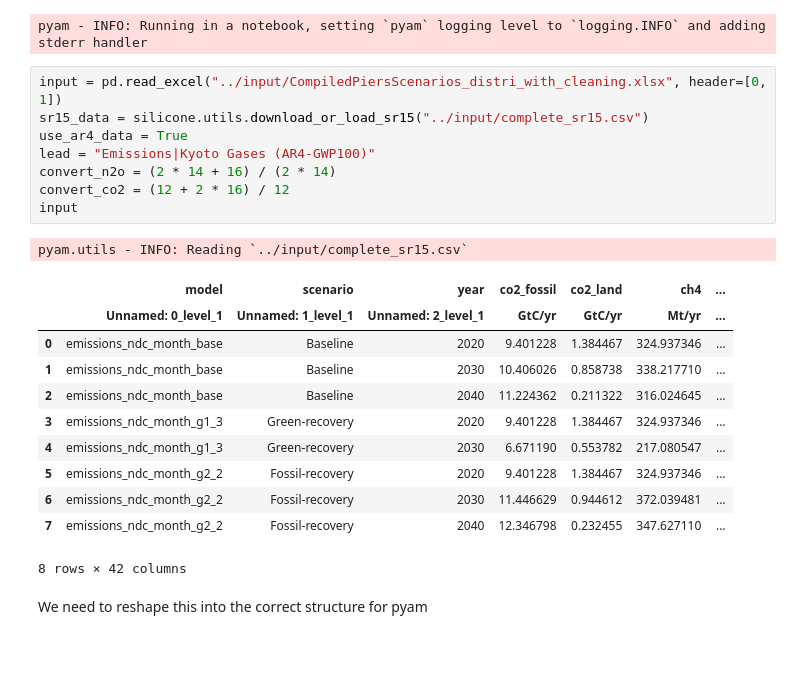
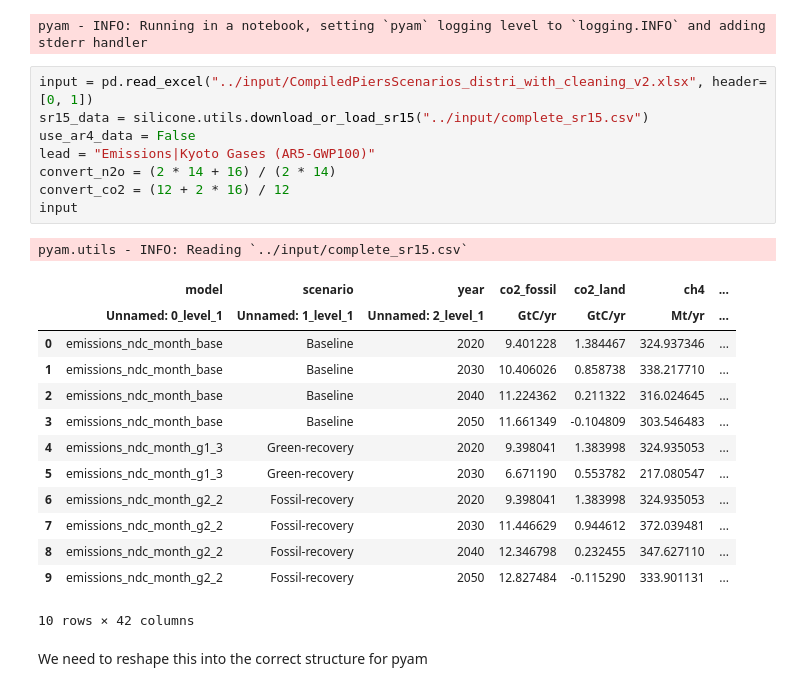
Before and after one commit to GranthamImperial/silicone_examples, a Jupyter notebook: notebooks/InfillingCovidResponse.ipynb, the cells around one changed output. Saved outputs shown, nothing was run; the diff lists cells and outputs as text; blank space fills up the shorter version.

```diff
--- a/notebooks/InfillingCovidResponse.ipynb
+++ b/notebooks/InfillingCovidResponse.ipynb
@@ -12,26 +12,28 @@ import silicone.multiple_infillers as mi
 [interactive output not drawn]
 pyam - INFO: Running in a notebook, setting `pyam` logging level to `logging.INFO` and adding stderr handler
 # %%
-input = pd.read_excel("../input/CompiledPiersScenarios_distri_with_cleaning.xlsx", header=[0, 1])
+input = pd.read_excel("../input/CompiledPiersScenarios_distri_with_cleaning_v2.xlsx", header=[0, 1])
 sr15_data = silicone.utils.download_or_load_sr15("../input/complete_sr15.csv")
-use_ar4_data = True
-lead = "Emissions|Kyoto Gases (AR4-GWP100)"
+use_ar4_data = False
+lead = "Emissions|Kyoto Gases (AR5-GWP100)"
 convert_n2o = (2 * 14 + 16) / (2 * 14)
 convert_co2 = (12 + 2 * 16) / 12
 input
 # %% [output]
 pyam.utils - INFO: Reading `../input/complete_sr15.csv`
 |  | model | scenario | year | co2_fossil | co2_land | ch4 | ... |
 |  | Unnamed: 0_level_1 | Unnamed: 1_level_1 | Unnamed: 2_level_1 | GtC/yr | GtC/yr | Mt/yr | ... |
 | 0 | emissions_ndc_month_base | Baseline | 2020 | 9.401228 | 1.384467 | 324.937346 | ... |
 | 1 | emissions_ndc_month_base | Baseline | 2030 | 10.406026 | 0.858738 | 338.217710 | ... |
 | 2 | emissions_ndc_month_base | Baseline | 2040 | 11.224362 | 0.211322 | 316.024645 | ... |
-| 3 | emissions_ndc_month_g1_3 | Green-recovery | 2020 | 9.401228 | 1.384467 | 324.937346 | ... |
-| 4 | emissions_ndc_month_g1_3 | Green-recovery | 2030 | 6.671190 | 0.553782 | 217.080547 | ... |
-| 5 | emissions_ndc_month_g2_2 | Fossil-recovery | 2020 | 9.401228 | 1.384467 | 324.937346 | ... |
-| 6 | emissions_ndc_month_g2_2 | Fossil-recovery | 2030 | 11.446629 | 0.944612 | 372.039481 | ... |
-| 7 | emissions_ndc_month_g2_2 | Fossil-recovery | 2040 | 12.346798 | 0.232455 | 347.627110 | ... |
+| 3 | emissions_ndc_month_base | Baseline | 2050 | 11.661349 | -0.104809 | 303.546483 | ... |
+| 4 | emissions_ndc_month_g1_3 | Green-recovery | 2020 | 9.398041 | 1.383998 | 324.935053 | ... |
+| 5 | emissions_ndc_month_g1_3 | Green-recovery | 2030 | 6.671190 | 0.553782 | 217.080547 | ... |
+| 6 | emissions_ndc_month_g2_2 | Fossil-recovery | 2020 | 9.398041 | 1.383998 | 324.935053 | ... |
+| 7 | emissions_ndc_month_g2_2 | Fossil-recovery | 2030 | 11.446629 | 0.944612 | 372.039481 | ... |
+| 8 | emissions_ndc_month_g2_2 | Fossil-recovery | 2040 | 12.346798 | 0.232455 | 347.627110 | ... |
+| 9 | emissions_ndc_month_g2_2 | Fossil-recovery | 2050 | 12.827484 | -0.115290 | 333.901131 | ... |
-8 rows × 42 columns
+10 rows × 42 columns
 # %% [markdown]
 We need to reshape this into the correct structure for pyam
 # %%
```
Also changed, not shown: parts of 15 cells of this notebook.
